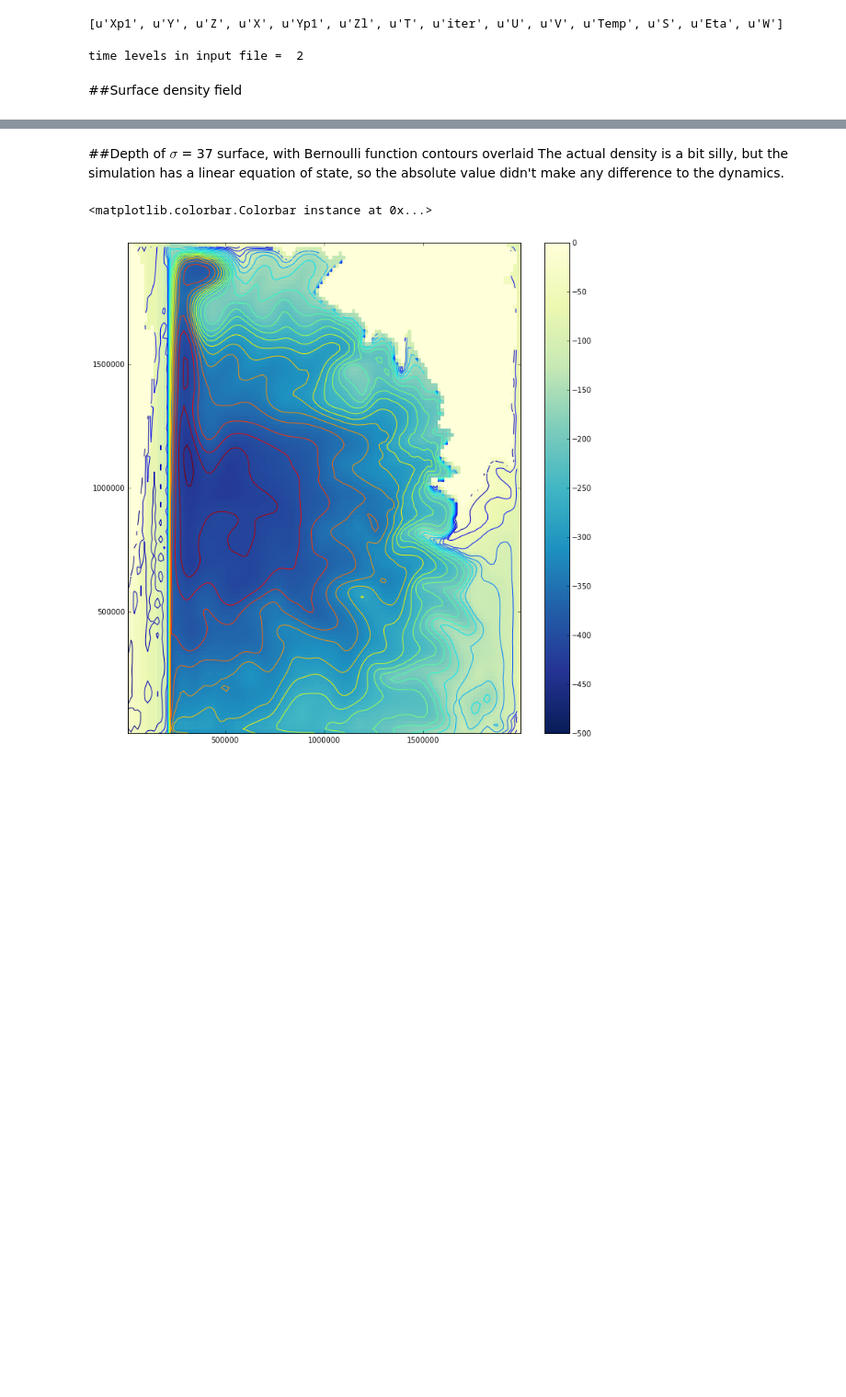
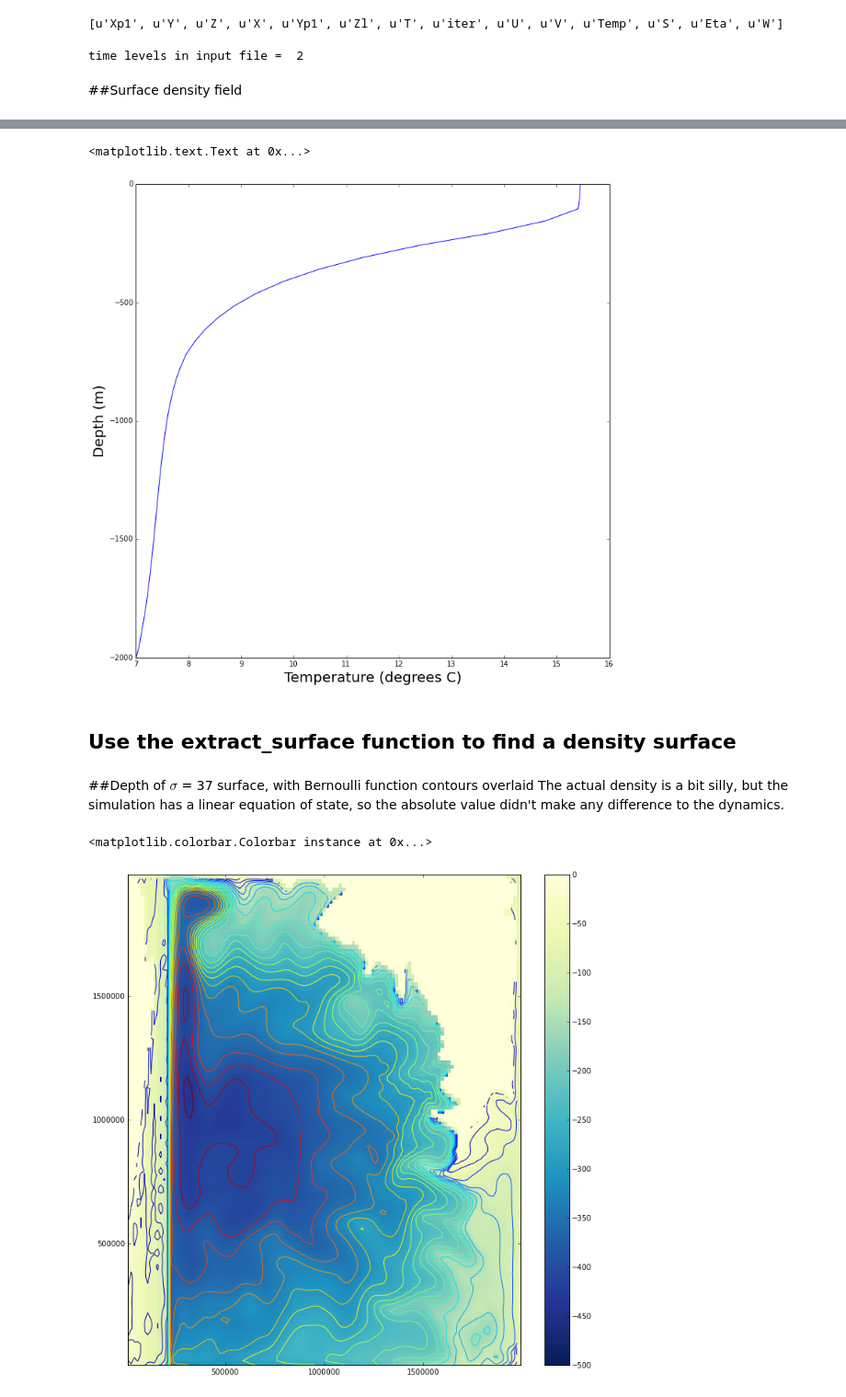
Before and after one commit to edoddridge/MITgcm_funcs, a Jupyter notebook: examples/example notebook.ipynb, the cells around one changed output, grey strips where cells are left out. Shown at 92% size. Drawn from its saved outputs; the diff is of its cells as text; code cells hidden in the pictures; blank space fills up the shorter version.

```diff
--- a/examples/example notebook.ipynb
+++ b/examples/example notebook.ipynb
@@ -54,3 +56,18 @@ plt.colorbar(im)
+# %%
+x = np.linspace(1e6,1e6,40)
+y = np.linspace(1e6,1e6,40)
+z = np.linspace(-1,-2000,40)
+temperature_cast = mitgcm.streamlines.extract_along_path3D(x,y,z,m.grid['X'][:],m.grid['Y'][:],m.grid['Z'][:],
+                                        m.temperature['Temp'])
+# %%
+plt.plot(temperature_cast,z)
+plt.ylabel('Depth (m)',fontsize=20)
+plt.xlabel('Temperature (degrees C)',fontsize=20)
+# %% [output]
+<matplotlib.text.Text at 0x...>
+[figure, added]
+# %% [markdown]
+## Use the extract_surface function to find a density surface
 # %%
 test_depth = mitgcm.functions.extract_surface(m.density['RHO'][:],1037,m.grid['Z'][:])
 # %%
```
Also changed, not shown: parts of 10 cells of this notebook.
